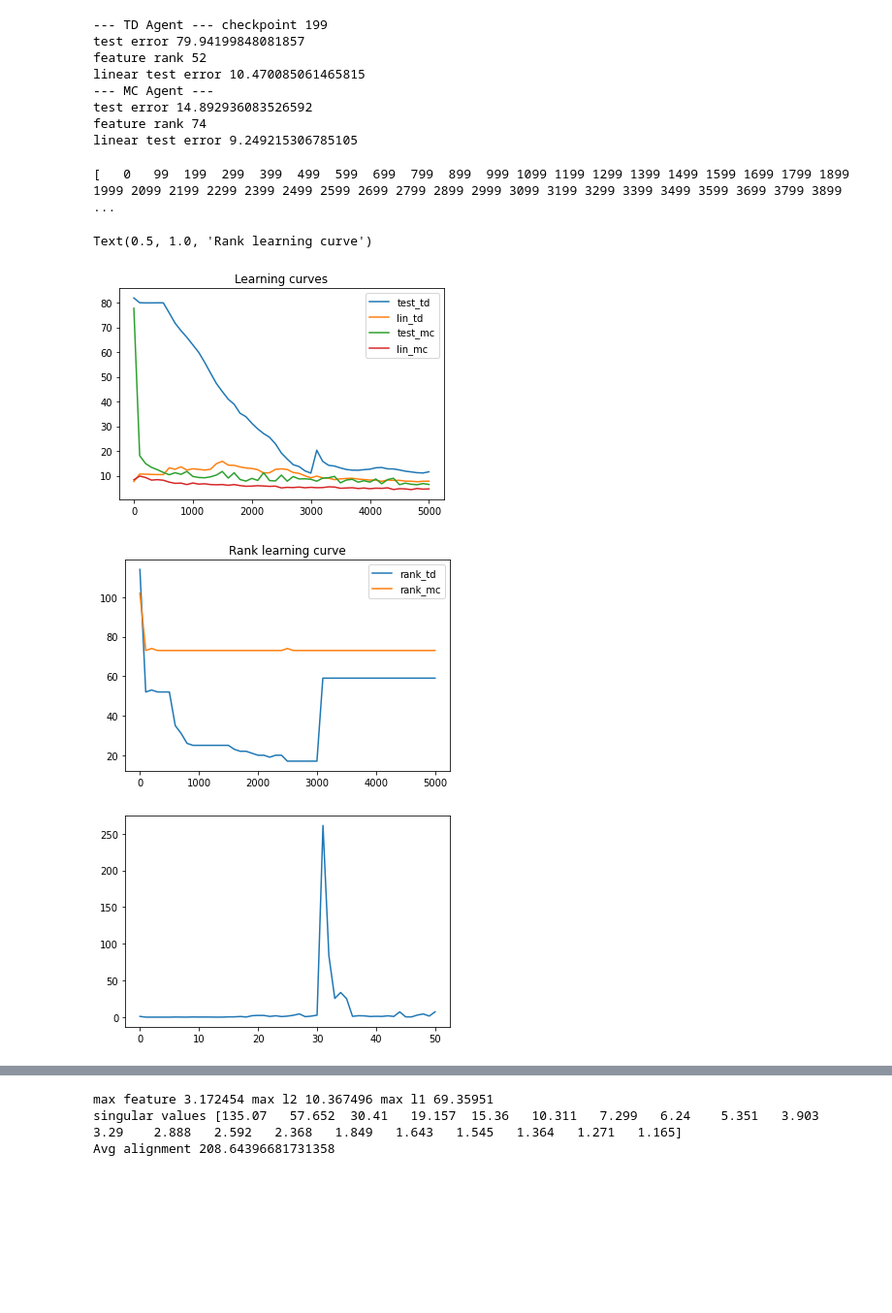
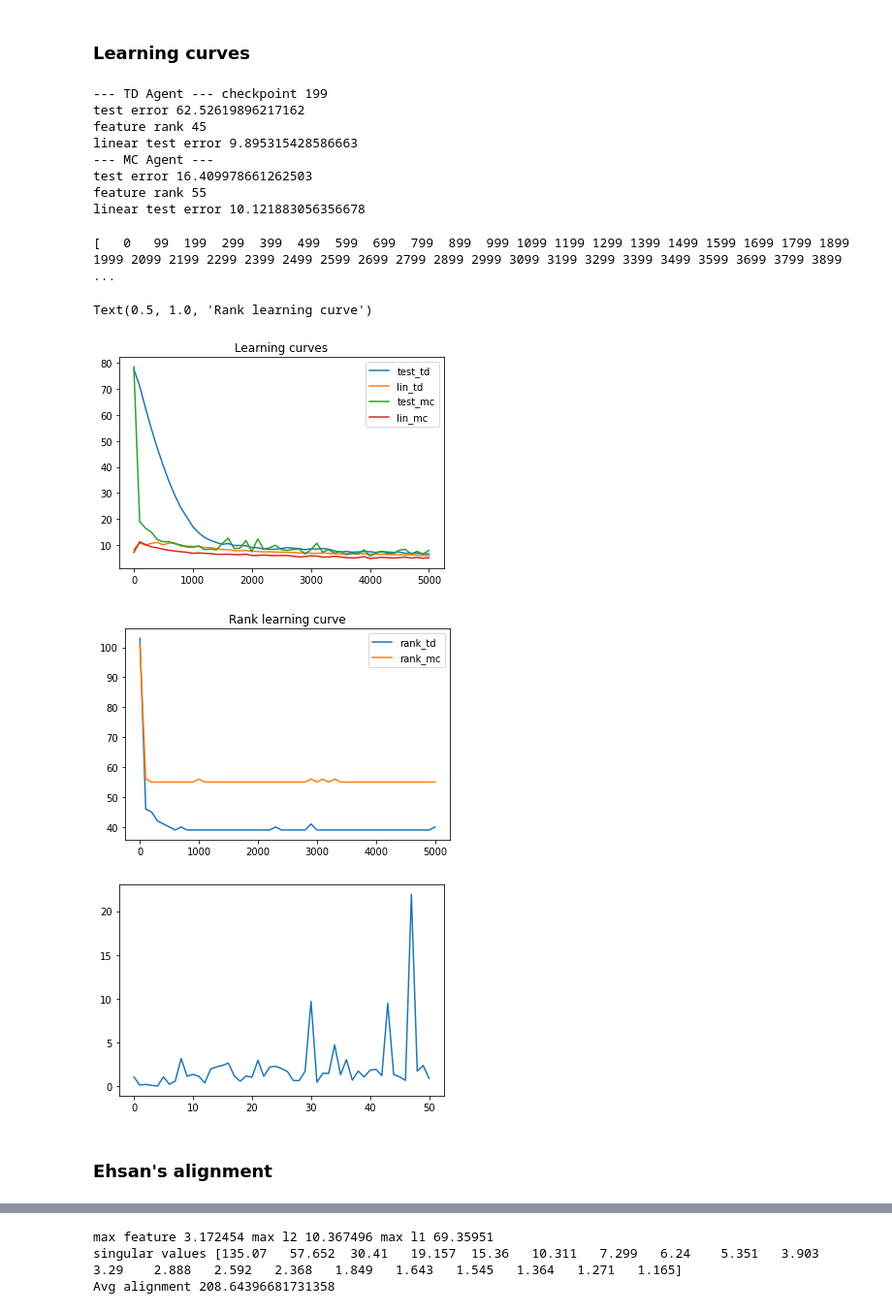
Before and after one commit to wechu/TDRepresentationLearning, a Jupyter notebook: analyze_test.ipynb, the cells around one changed output, grey strips where cells are left out. Shown: that part at 97% size. Drawn from its saved outputs; the diff is of its cells as text; code cells hidden in the pictures; blank space fills up the shorter version.

```diff
--- a/analyze_test.ipynb
+++ b/analyze_test.ipynb
@@ -17,7 +17,7 @@ config_dict = sweeper.parse(i_run)
 cfg = ConfigDictConverter(config_dict)
 
 chkpt_idx = 0
-model_path = "mountain"
+model_path = "mountaincar"
 
 td_agent = Agents.OfflinePolicyEvalTDAgent(**cfg.config_dict)
 td_model_path = 'test_save_' + model_path + '/td_0_model_{chkpt_idx}.pyt'  # not an f-string so we can vary chkpt_idx later
@@ -28,12 +28,14 @@ mc_agent = Agents.OfflinePolicyEvalMCAgent(**cfg.config_dict)
 mc_model_path = 'test_save_' + model_path + '/mc_0_model_{chkpt_idx}.pyt'
 # mc_agent.load_model(f'test_save_mountain/mc_0_model_{chkpt_idx}.pyt')
 
-path_env = "mountaincar"
+path_env = model_path
 path = 'data_generation/'
 # test_states = np.load(path + 'Cartpole_test_states_0.npy')
 # test_values = np.load(path + 'Cartpole_test_values_0.npy')
 test_states = offline_data.load_test_states(path, path_env)
 test_values = offline_data.load_test_values(path, path_env)
+# %% [markdown]
+### Learning curves
 # %%
 ### Compute linear regression error
 
@@ -81,42 +83,42 @@ _ = compare_TD_and_MC(199)
 # _ = compare_TD_and_MC(2099)
 # %% [output]
 --- TD Agent --- checkpoint 199
-test error 79.94199848081857
-feature rank 52
-linear test error 10.470085061465815
+test error 62.52619896217162
+feature rank 45
+linear test error 9.895315428586663
 --- MC Agent ---
-test error 14.892936083526592
-feature rank 74
-linear test error 9.249215306785105
+test error 16.409978661262503
+feature rank 55
+linear test error 10.121883056356678
 # %%
-idxs = np.arange(0, 100)*5 + 4
+# idxs = np.arange(0, 100)*5 + 4
 idxs = np.arange(0, 50)*100 + 99
 
 idxs = np.insert(idxs,0,0)
 print(idxs)
 results = []
 for idx in idxs:
     results.append(compare_TD_and_MC(idx, verbose=False))
 results = np.array(results)
 
 plt.plot(idxs, results[:,0], label='test_td')
 plt.plot(idxs, results[:,2], label='lin_td')
 
 plt.plot(idxs, results[:,3], label='test_mc')
 plt.plot(idxs, results[:,5], label='lin_mc')
 plt.legend()
 plt.title("Learning curves")
 
 plt.figure()
 plt.plot(idxs, results[:,1], label='rank_td')
 plt.plot(idxs, results[:,4], label='rank_mc')
 plt.legend()
 plt.title("Rank learning curve")
 # %% [output]
 [   0   99  199  299  399  499  599  699  799  899  999 1099 1199 1299 1399 1499 1599 1699 1799 1899 1999 2099 2199 2299 2399 2499 2599 2699 2799 2899 2999 3099 3199 3299 3399 3499 3599 3699 3799 3899 ...
 Text(0.5, 1.0, 'Rank learning curve')
-[figure, old version]
+[figure, new version]
-[figure, old version]
+[figure, new version]
 # %%
 with open("test_save_{}/td_0.pkl".format(model_path), 'rb') as file:
     td_results = pickle.load(file)
@@ -131,7 +133,9 @@ with open("test_save_{}/mc_0.pkl".format(model_path), 'rb') as file:
 # plt.plot(mc_results['loss'])
 # plt.ylim(0,1000)
 # %% [output]
-[figure, old version]
+[figure, new version]
+# %% [markdown]
+### Ehsan's alignment
 # %%
 ### Compute alignment as in Ehsan's paper
 def compute_alignment(singular_vectors, y, singular_values, threshold):
```
Also changed, not shown: parts of 5 cells of this notebook, 3 other files.
